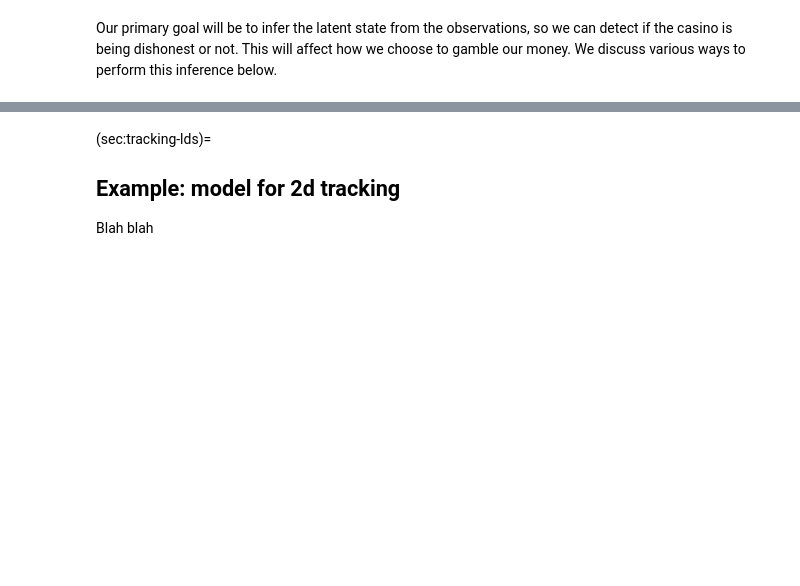
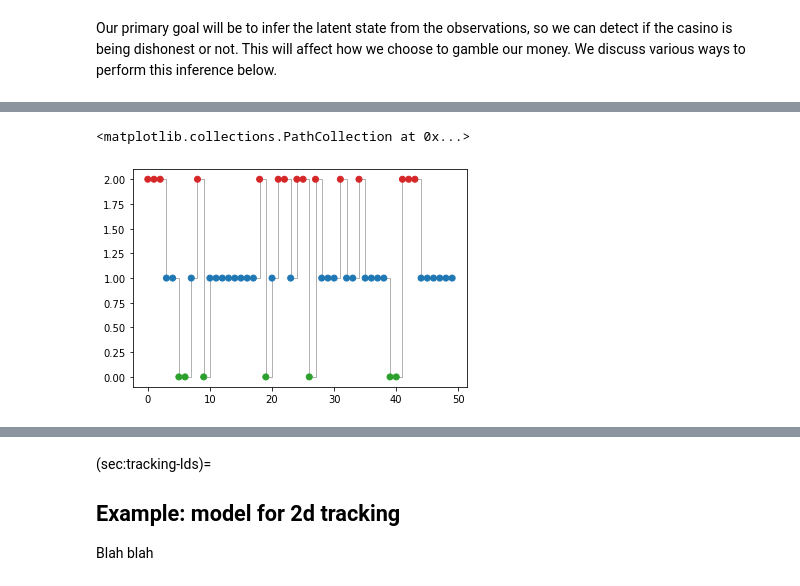
Before and after one commit to probml/ssm-book, a Jupyter notebook: chapters/ssm/ssm.ipynb, the cells around one changed output, grey strips where cells are left out. Cells and saved outputs as stored; diff of their text form; code cells hidden in the pictures; blank space fills up the shorter version.

```diff
--- a/chapters/ssm/ssm.ipynb
+++ b/chapters/ssm/ssm.ipynb
@@ -463,0 +582,9 @@ Blah blah
+# %%
+# Let's plot the hidden state sequence
+
+fig, ax = plt.subplots()
+ax.step(range(n_samples), samples_state, where="post", c="black", linewidth=1, alpha=0.3)
+ax.scatter(range(n_samples), samples_state, c=color_sample, zorder=3)
+# %% [output]
+<matplotlib.collections.PathCollection at 0x...>
+[figure, added]
```
Also changed, not shown: parts of 7 cells of this notebook.
